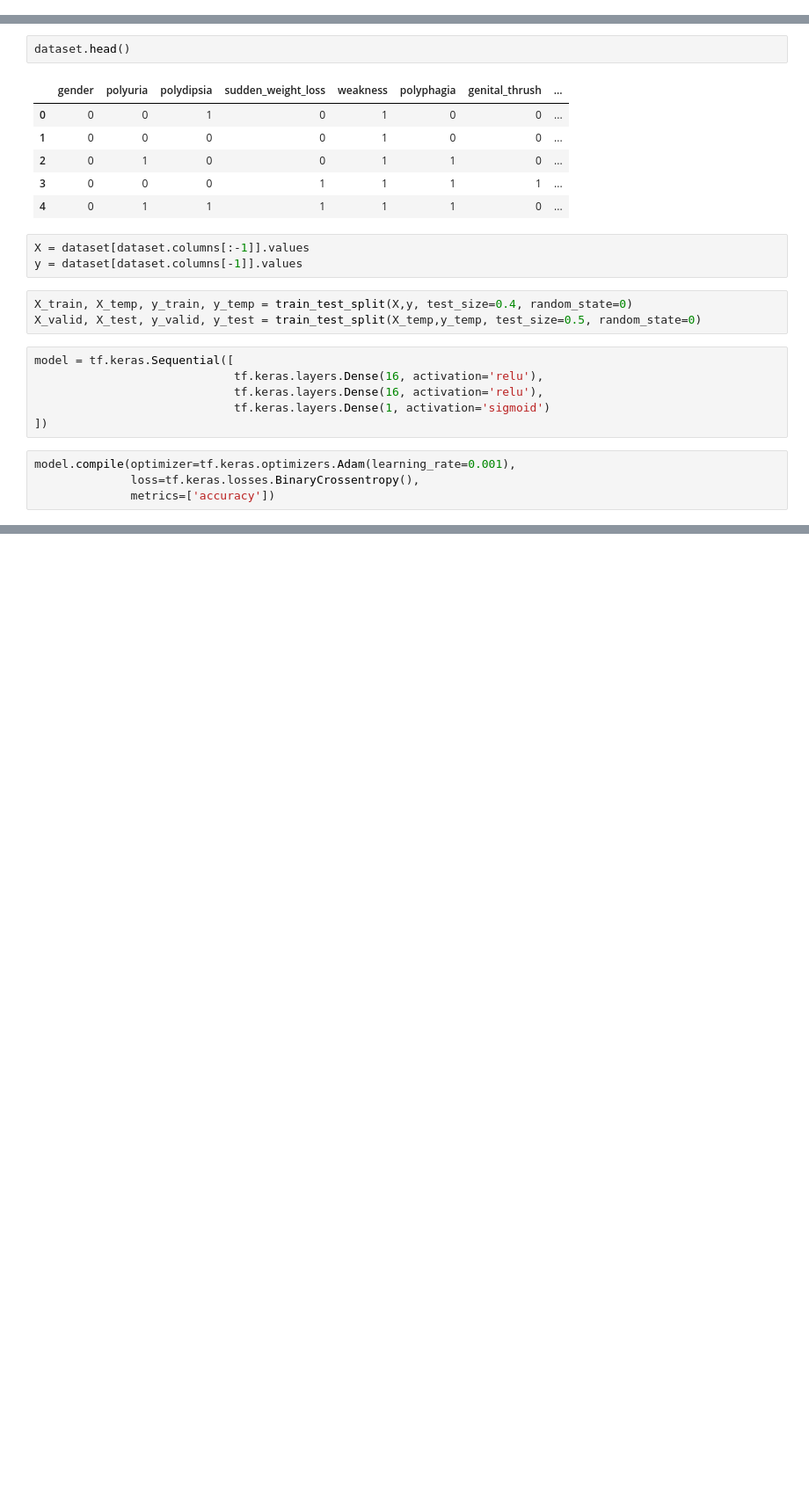
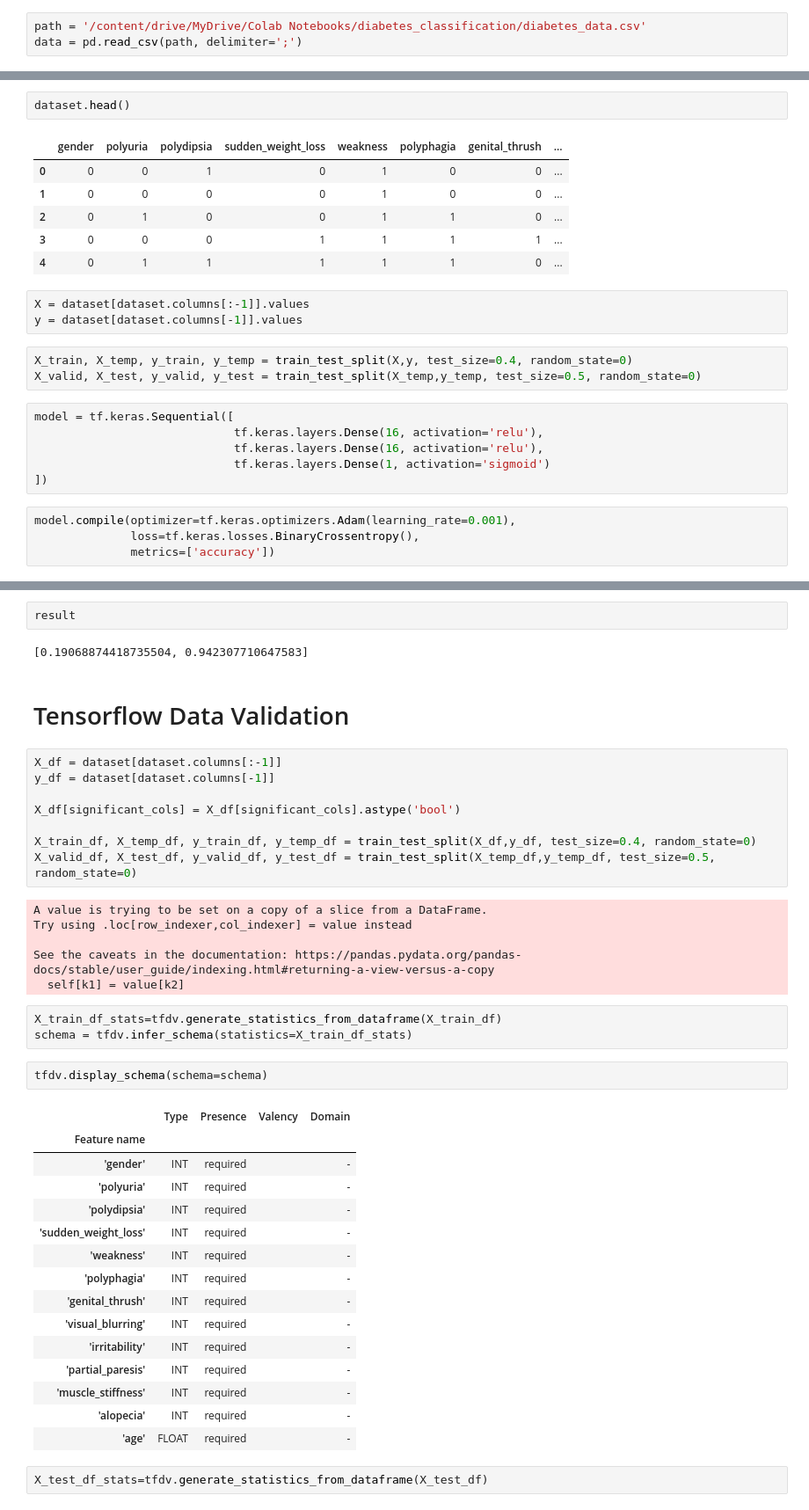
Before and after one commit to vfrankswood/diabetes_classification_neural, a Jupyter notebook: notebooks/diabetes_classification_neural.ipynb, the cells around one changed output, grey strips where cells are left out. Shown at 88% size. Cells and saved outputs as stored; diff of their text form; blank space fills up the shorter version.

Commit message:
tensorflow data validation added

```diff
--- a/notebooks/diabetes_classification_neural.ipynb
+++ b/notebooks/diabetes_classification_neural.ipynb
@@ -13,3 +15,6 @@ data = pd.read_csv('diabetes_data.csv', delimiter=';')
+# %%
+path = '/content/drive/MyDrive/Colab Notebooks/diabetes_classification/diabetes_data.csv'
+data = pd.read_csv(path, delimiter=';')
 # %%
 data.head()
 # %% [output]
@@ -145,0 +133,43 @@ model.evaluate(X_test, y_test)
+# %%
+result
+# %% [output]
+[0.19068874418735504, 0.942307710647583]
+# %% [markdown]
+# Tensorflow Data Validation
+# %%
+X_df = dataset[dataset.columns[:-1]]
+y_df = dataset[dataset.columns[-1]]
+
+X_df[significant_cols] = X_df[significant_cols].astype('bool')
+
+X_train_df, X_temp_df, y_train_df, y_temp_df = train_test_split(X_df,y_df, test_size=0.4, random_state=0)
+X_valid_df, X_test_df, y_valid_df, y_test_df = train_test_split(X_temp_df,y_temp_df, test_size=0.5, random_state=0)
+# %% [output]
+A value is trying to be set on a copy of a slice from a DataFrame.
+Try using .loc[row_indexer,col_indexer] = value instead
+
+See the caveats in the documentation: https://pandas.pydata.org/pandas-docs/stable/user_guide/indexing.html#returning-a-view-versus-a-copy
+  self[k1] = value[k2]
+# %%
+X_train_df_stats=tfdv.generate_statistics_from_dataframe(X_train_df)
+schema = tfdv.infer_schema(statistics=X_train_df_stats)
+# %%
+tfdv.display_schema(schema=schema)
+# %% [output]
+|  | Type | Presence | Valency | Domain |
+| Feature name |  |  |  |  |
+| 'gender' | INT | required |  | - |
+| 'polyuria' | INT | required |  | - |
+| 'polydipsia' | INT | required |  | - |
+| 'sudden_weight_loss' | INT | required |  | - |
+| 'weakness' | INT | required |  | - |
+| 'polyphagia' | INT | required |  | - |
+| 'genital_thrush' | INT | required |  | - |
+| 'visual_blurring' | INT | required |  | - |
+| 'irritability' | INT | required |  | - |
+| 'partial_paresis' | INT | required |  | - |
+| 'muscle_stiffness' | INT | required |  | - |
+| 'alopecia' | INT | required |  | - |
+| 'age' | FLOAT | required |  | - |
+# %%
+X_test_df_stats=tfdv.generate_statistics_from_dataframe(X_test_df)
```
Also changed, not shown: parts of 10 cells of this notebook.
